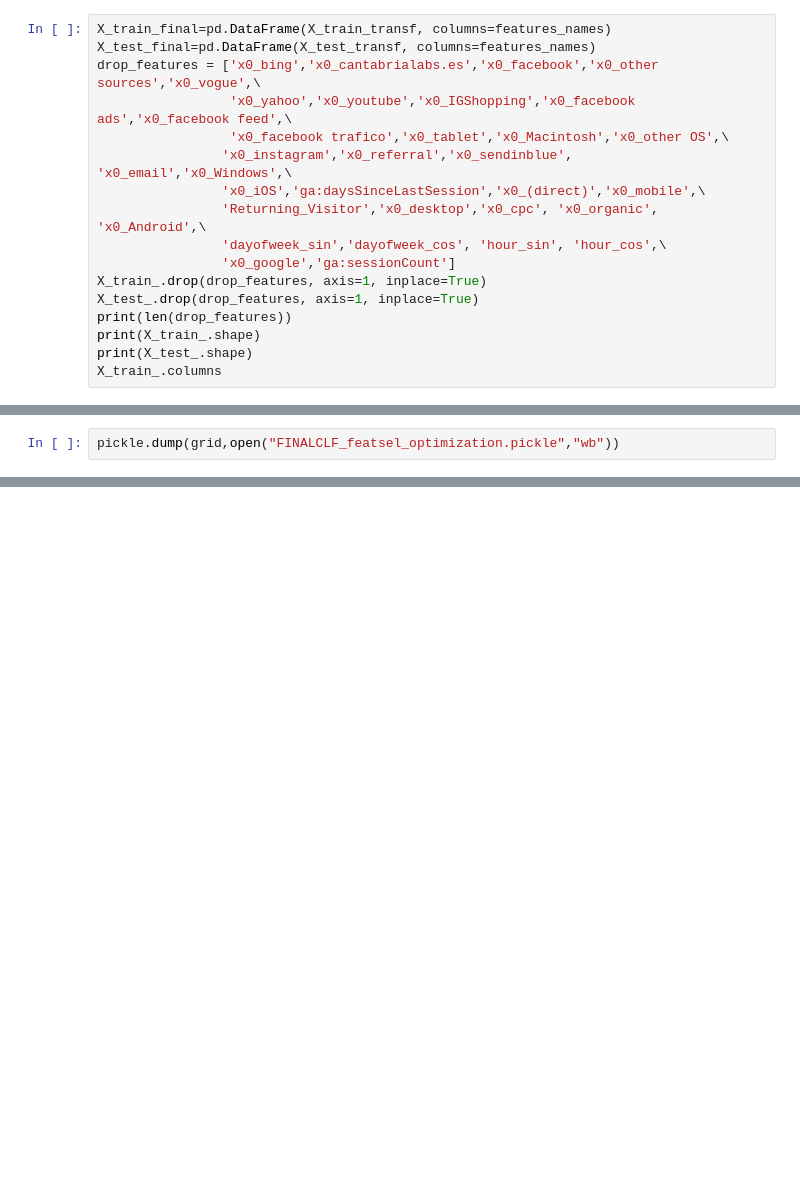
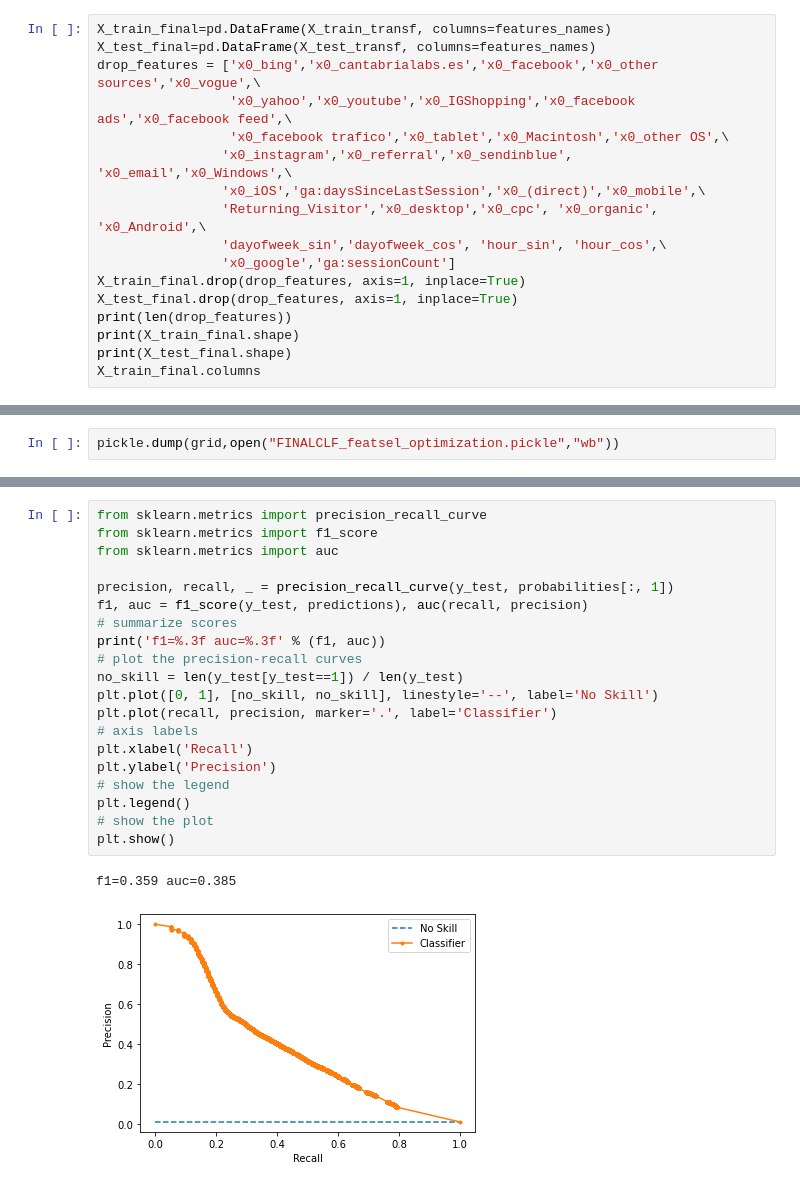
Before and after one commit to Laurajmoreno/ML_and_CRO, a Jupyter notebook: 11_RANDOM_FOREST_FINALMODEL_FRONTEND.ipynb, the cells around one changed output, grey strips where cells are left out. Saved outputs shown, nothing was run; the diff lists cells and outputs as text; blank space fills up the shorter version.

```diff
--- a/11_RANDOM_FOREST_FINALMODEL_FRONTEND.ipynb
+++ b/11_RANDOM_FOREST_FINALMODEL_FRONTEND.ipynb
@@ -1222,9 +1303,9 @@ drop_features = ['x0_bing','x0_cantabrialabs.es','x0_facebook','x0_other sources
                 'Returning_Visitor','x0_desktop','x0_cpc', 'x0_organic', 'x0_Android',\
                 'dayofweek_sin','dayofweek_cos', 'hour_sin', 'hour_cos',\
                 'x0_google','ga:sessionCount']
-X_train_.drop(drop_features, axis=1, inplace=True)
-X_test_.drop(drop_features, axis=1, inplace=True)
+X_train_final.drop(drop_features, axis=1, inplace=True)
+X_test_final.drop(drop_features, axis=1, inplace=True)
 print(len(drop_features))
-print(X_train_.shape)
-print(X_test_.shape)
-X_train_.columns
+print(X_train_final.shape)
+print(X_test_final.shape)
+X_train_final.columns
@@ -1272,0 +1419,23 @@ plt.ylabel('tpr')
+# %%
+from sklearn.metrics import precision_recall_curve
+from sklearn.metrics import f1_score
+from sklearn.metrics import auc
+
+precision, recall, _ = precision_recall_curve(y_test, probabilities[:, 1])
+f1, auc = f1_score(y_test, predictions), auc(recall, precision)
+# summarize scores
+print('f1=%.3f auc=%.3f' % (f1, auc))
+# plot the precision-recall curves
+no_skill = len(y_test[y_test==1]) / len(y_test)
+plt.plot([0, 1], [no_skill, no_skill], linestyle='--', label='No Skill')
+plt.plot(recall, precision, marker='.', label='Classifier')
+# axis labels
+plt.xlabel('Recall')
+plt.ylabel('Precision')
+# show the legend
+plt.legend()
+# show the plot
+plt.show()
+# %% [output]
+f1=0.359 auc=0.385
+[figure, added]
```
Also changed, not shown: parts of 86 cells of this notebook, 1 other file.
